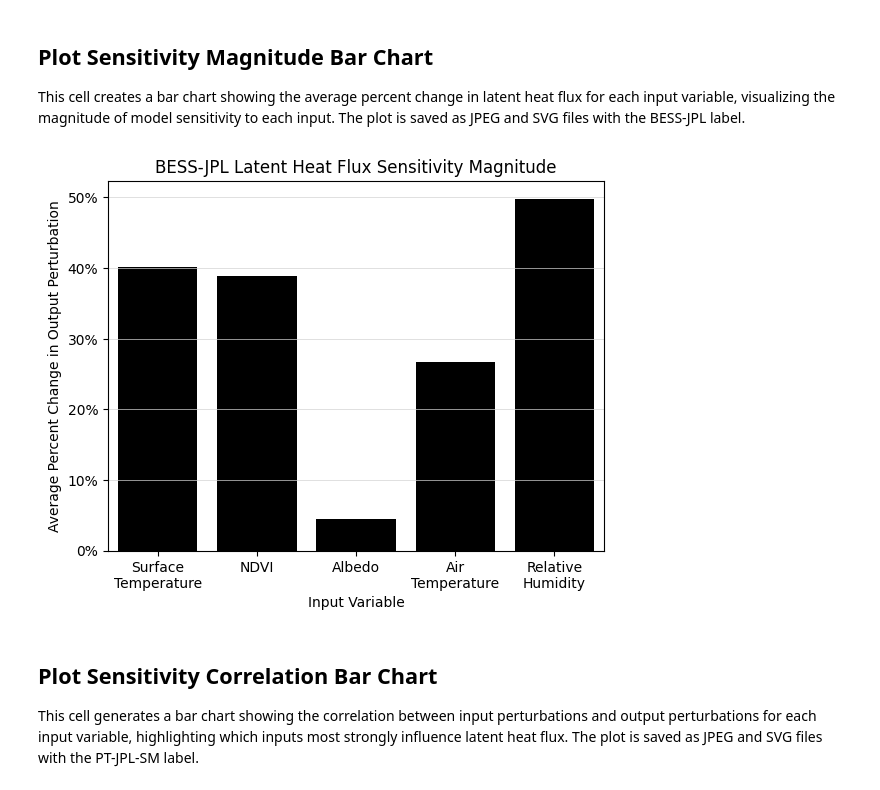
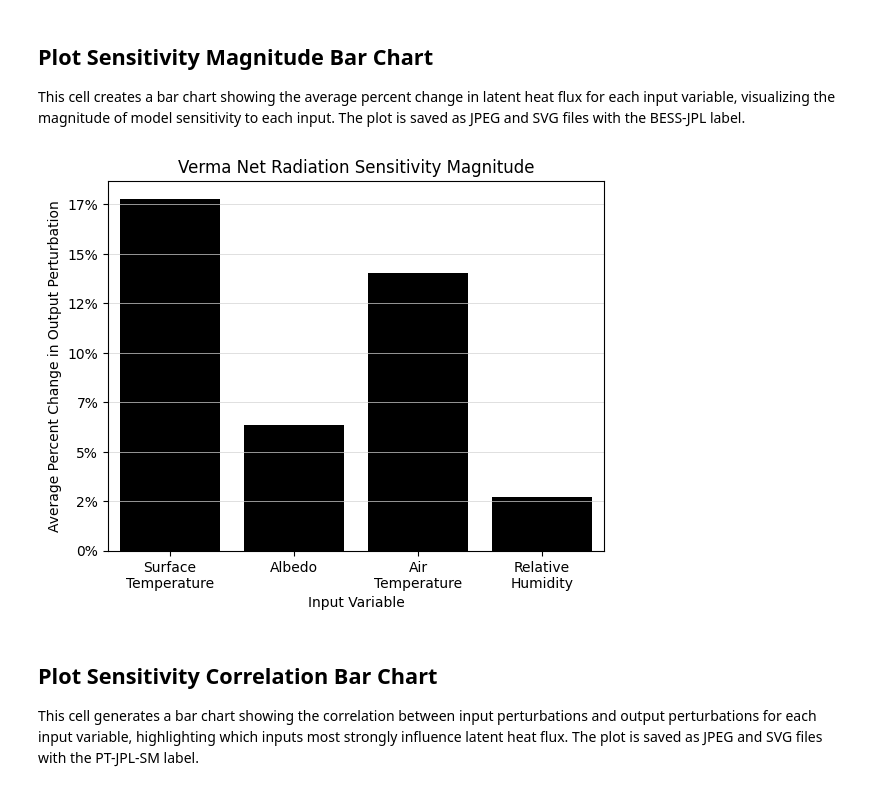
Before and after one commit to gregory-halverson-jpl/verma-net-radiation, a Jupyter notebook: notebooks/Verma Net Radiation Sensitivity with ECOv002 Cal-Val.ipynb, the cells around one changed output. Drawn from its saved outputs; the diff is of its cells as text; code cells hidden in the pictures.

Commit message:
accuracy plot for Verma net radiation vs eddy covariance tower

```diff
--- a/notebooks/Verma Net Radiation Sensitivity with ECOv002 Cal-Val.ipynb
+++ b/notebooks/Verma Net Radiation Sensitivity with ECOv002 Cal-Val.ipynb
@@ -249,7 +287,7 @@ np.float64(0.018194717692561063)
 
 This cell performs a comprehensive sensitivity analysis by perturbing several input variables (surface temperature, NDVI, albedo, air temperature, relative humidity) and measuring their effect on latent heat flux. The results are summarized in a DataFrame.
 # %%
-input_variables = ["ST_C", "NDVI", "albedo", "Ta_C", "RH"]
+input_variables = ["ST_C", "albedo", "Ta_C", "RH"]
 output_variables = ["Rn_Wm2"]
 
 perturbation_df, sensitivity_metrics_df = sensitivity_analysis(
@@ -335,24 +353,24 @@ sensitivity_metrics_df
 This cell creates a bar chart showing the average percent change in latent heat flux for each input variable, visualizing the magnitude of model sensitivity to each input. The plot is saved as JPEG and SVG files with the BESS-JPL label.
 # %%
 df = sensitivity_metrics_df
-df = df[(df.output_variable == "LE_Wm2") & (df.metric == "mean_normalized_change")]
+df = df[(df.output_variable == "Rn_Wm2") & (df.metric == "mean_normalized_change")]
 ax = sns.barplot(x=df.input_variable, y=df.value * 100, color='black')
-ax.set_xticklabels(["Surface\nTemperature", "NDVI", "Albedo", "Air\nTemperature", "Relative\nHumidity"])
+ax.set_xticklabels(["Surface\nTemperature", "Albedo", "Air\nTemperature", "Relative\nHumidity"])
 plt.xlabel("Input Variable")
 plt.ylabel("Average Percent Change in Output Perturbation")
-plt.title("BESS-JPL Latent Heat Flux Sensitivity Magnitude")
+plt.title("Verma Net Radiation Sensitivity Magnitude")
 # plt.ylim(0, 160)  # Set y-axis range from 0 to 160
 plt.grid(axis='y', color='lightgray', linestyle='-', linewidth=0.5)  # Add light gray horizontal gridlines only
 
 # Add percent sign to y-axis tick labels
 ax.yaxis.set_major_formatter(FuncFormatter(lambda y, _: f'{int(y)}%'))
 
-plt.savefig("BESS-JPL Latent Heat Flux Sensitivity Magnitude.jpeg", format='jpeg', bbox_inches='tight')
-plt.savefig("BESS-JPL Latent Heat Flux Sensitivity Magnitude.svg", format='svg', bbox_inches='tight')
+plt.savefig("Verma Net Radiation Sensitivity Magnitude.jpeg", format='jpeg', bbox_inches='tight')
+plt.savefig("Verma Net Radiation Sensitivity Magnitude.svg", format='svg', bbox_inches='tight')
 
 plt.show()
 # %% [output]
-[figure, old version]
+[figure, new version]
 # %% [markdown]
 ## Plot Sensitivity Correlation Bar Chart
 
```
Also changed, not shown: parts of 10 cells of this notebook, 9 other files.
